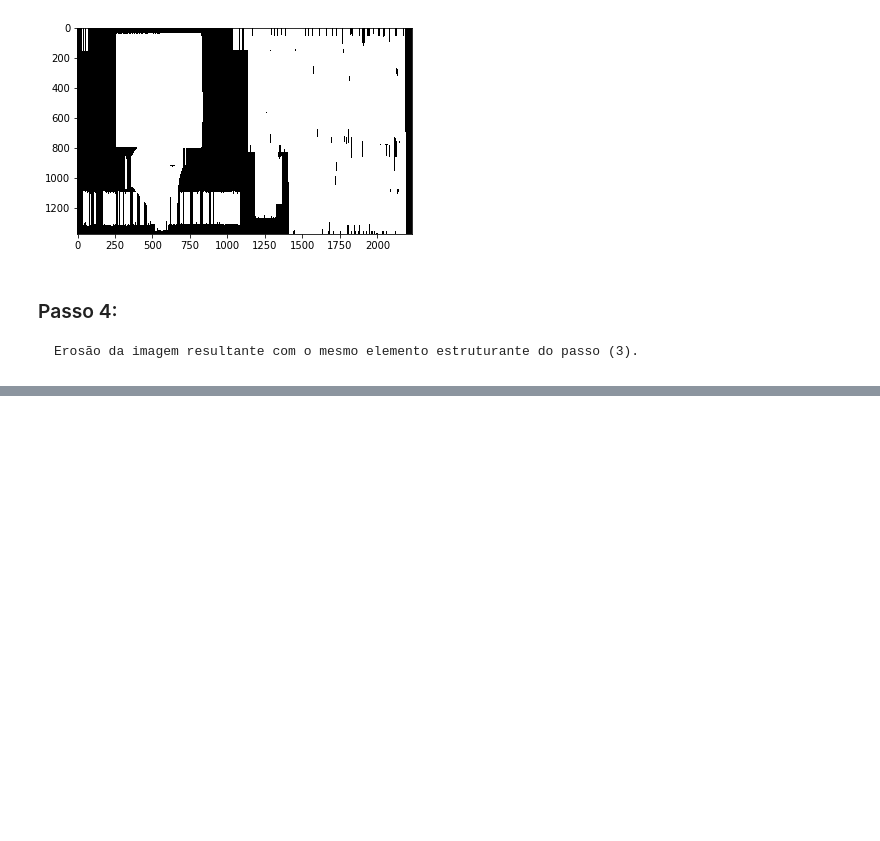
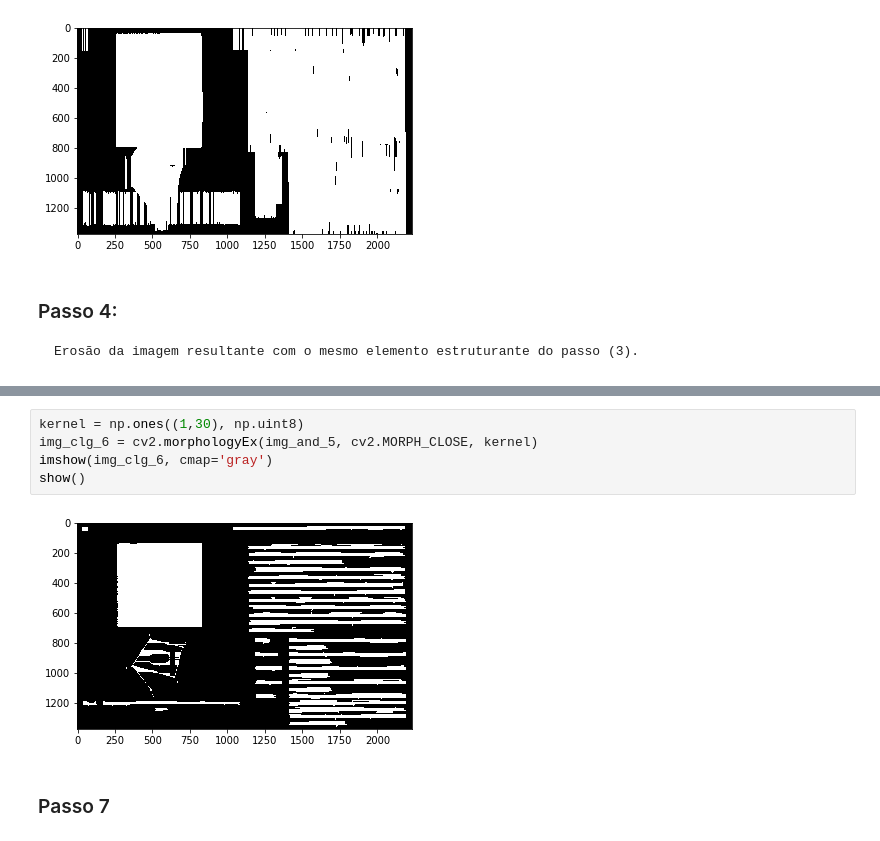
Before and after one commit to luizcartolano2/mc920, a Jupyter notebook: proj3-2019/proj3.ipynb, the cells around one changed output, grey strips where cells are left out. Cells and saved outputs as stored; diff of their text form; blank space fills up the shorter version.

```diff
--- a/proj3-2019/proj3.ipynb
+++ b/proj3-2019/proj3.ipynb
@@ -56,0 +72,9 @@ show()
+# %%
+kernel = np.ones((1,30), np.uint8)
+img_clg_6 = cv2.morphologyEx(img_and_5, cv2.MORPH_CLOSE, kernel)
+imshow(img_clg_6, cmap='gray')
+show()
+# %% [output]
+[figure, added]
+# %% [markdown]
+### Passo 7
```
Also changed, not shown: parts of 8 cells of this notebook.
